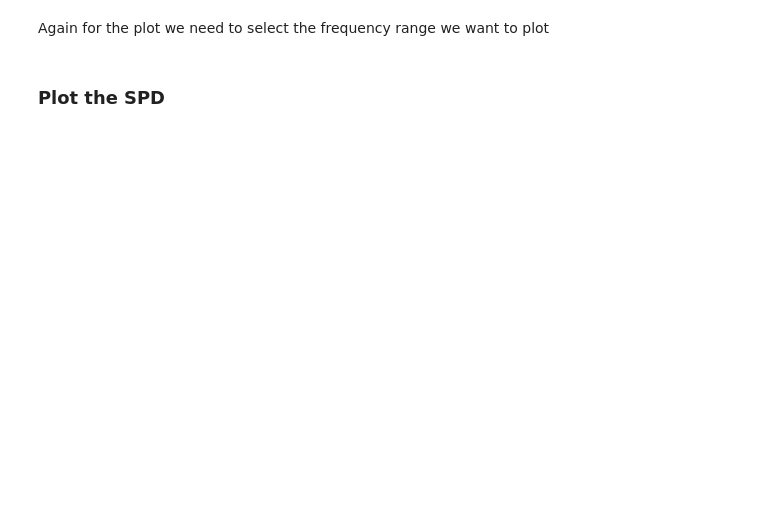
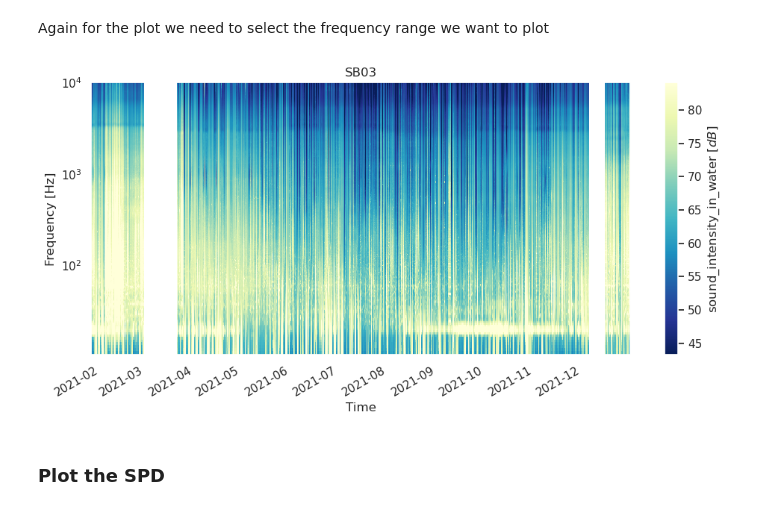
Before and after one commit to ioos/soundcoop, a Jupyter notebook: hybrid_millidecade_bands_with_pypam.ipynb, the cells around one changed output. Saved outputs shown, nothing was run; the diff lists cells and outputs as text; code cells hidden in the pictures; blank space fills up the shorter version.

Commit message:
work in progress to adapt plots to jupyterlab

```diff
--- a/hybrid_millidecade_bands_with_pypam.ipynb
+++ b/hybrid_millidecade_bands_with_pypam.ipynb
@@ -293,15 +273,11 @@ Then we can load all the computed daily millidecade bands in one xarray dataset
 For this we will load the data using  the join_all_ds_output_deployment of pypam, which uses Dask parallel computing for fast access.
 # %%
 # Only get data from 2021
-year = 2021
-ds_collection = {}
-for station in selected_stations:
+def load_data_from_station_year(station, year):
     deployment_path = pathlib.Path('./readonly/data/').joinpath(station)
-    list_path = list(deployment_path.glob('*.nc'))
     print('loading station %s...' % station)
-    # aggregated_ds = pypam.utils.join_all_ds_output_deployment(deployment_path, data_vars='psd', datetime_coord='time',
-    # join_only_if_contains='_%s'%year, load=True, parallel=False)
-    aggregated_ds = xr.open_mfdataset(list_path, drop_variables=['psd_image_colormap', 'psd_image', 'percentile_image',
-                                                                 'percentile_image_colormap'], engine='netcdf4')
-    aggregated_ds = aggregated_ds.where(aggregated_ds.quality_flag == 1, drop=True)
-    ds_collection[station] = aggregated_ds # this assigns an xarray dataset
+    aggregated_ds = pypam.utils.join_all_ds_output_deployment(deployment_path, data_vars='psd', datetime_coord='time',
+                                                              join_only_if_contains='_%s' % year, load=True, parallel=False)
+    if 'quality_flag' in aggregated_ds.data_vars:
+        aggregated_ds = aggregated_ds.where(aggregated_ds.quality_flag == 1, drop=True)
+    return aggregated_ds # this assigns an xarray dataset
@@ -312,5 +285,5 @@ loading station MARS...
 We can investigate how 1-year dataset looks
 # %%
 station_to_plot = 'SB03'  # By changing this value all the plots below will be for the selected station
-ds_collection[station_to_plot]
+ds_station = load_data_from_station_year('SB03', 2021)
 # %% [output]
@@ -340,6 +298,6 @@ RESAMPLE_RESOLUTION = '1H'
 # RESAMPLE_RESOLUTION = '1D'
 # %%
 # Need to resample first, otherwise it does not plot!
-ds_resampled = ds_collection[station_to_plot].resample(time=RESAMPLE_RESOLUTION).median()
+ds_resampled = ds_station.resample(time=RESAMPLE_RESOLUTION).median()
 # %%
 ds_resampled
@@ -353,11 +329,17 @@ max_freq = 10000
 ds_resampled = pypam.utils.select_frequency_range(ds_resampled, min_freq=min_freq, max_freq=max_freq,
                                                   frequency_coord='frequency')
 # %%
+plt.rcParams.update({
+    "text.usetex": False,
+    "font.family": "sans-serif"
+})
 fig, ax = plt.subplots(figsize=(10, 5))
 pypam.plots.plot_ltsa(ds=ds_resampled, data_var='psd', log=True, ax=ax, show=False, freq_coord='frequency',
                       time_coord='time')
 ax.set_title(station_to_plot)
 plt.show()
+# %% [output]
+[figure, added]
 # %%
 plt.close()
 # %% [markdown]
```
Also changed, not shown: parts of 14 cells of this notebook.
